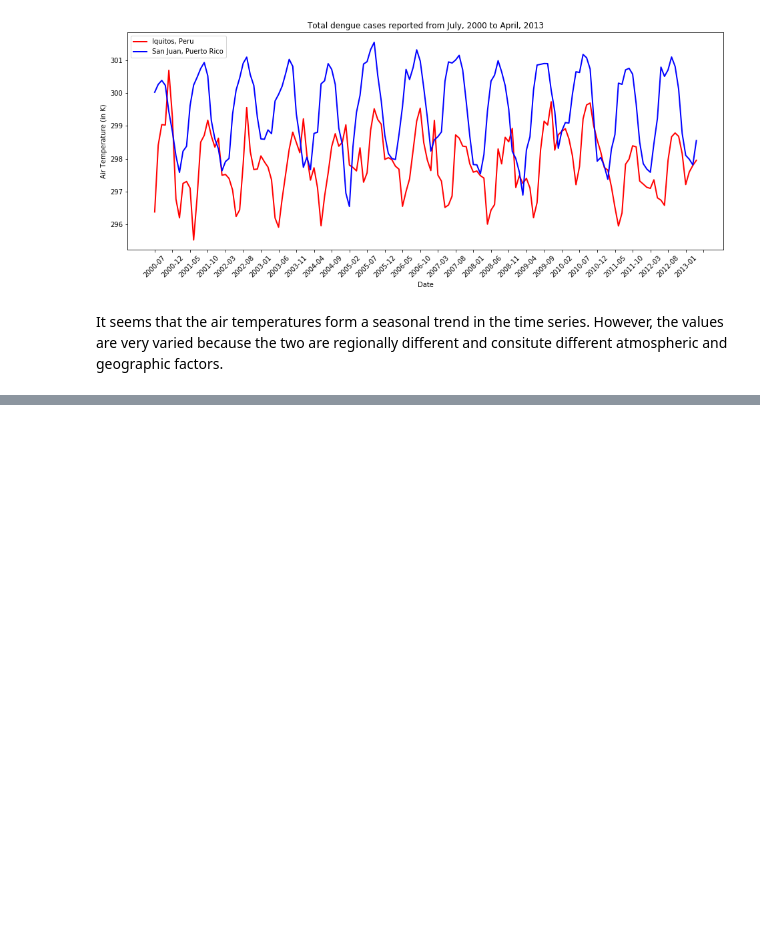
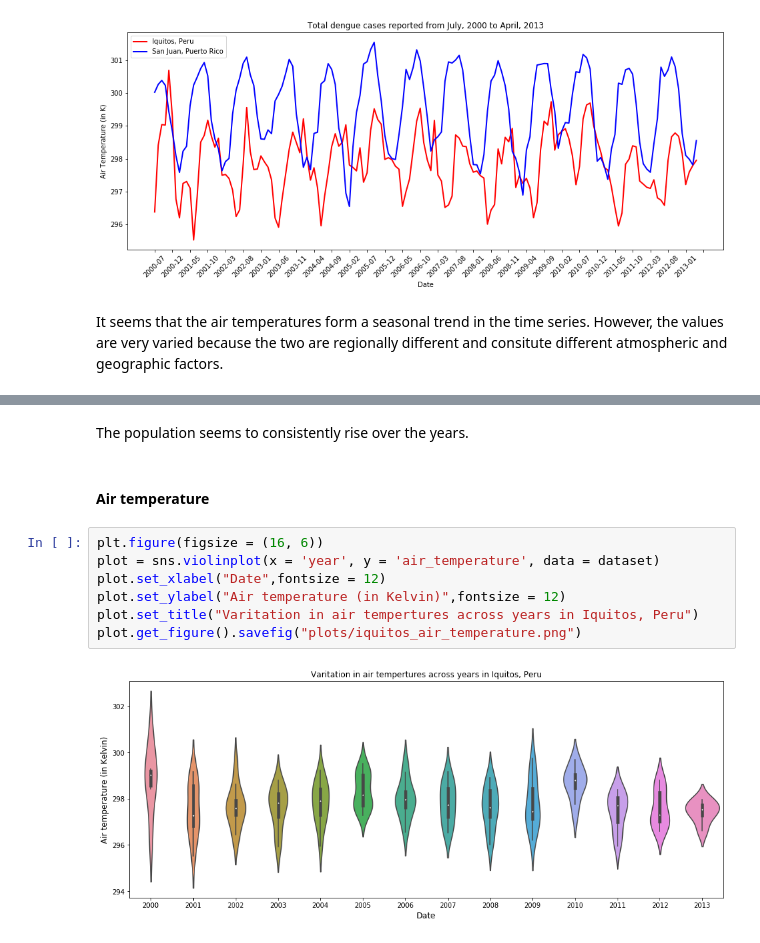
Before and after one commit to ITWSXInformatics/DengueSpreadInformationSystemDSIS, a Jupyter notebook: Data Analysis.ipynb, the cells around one changed output, grey strips where cells are left out. Drawn from its saved outputs; the diff is of its cells as text; blank space fills up the shorter version.

```diff
--- a/Data Analysis.ipynb
+++ b/Data Analysis.ipynb
@@ -197,0 +234,13 @@ It seems that the air temperatures form a seasonal trend in the time series. How
+# %% [markdown]
+The population seems to consistently rise over the years.
+# %% [markdown]
+#### Air temperature
+# %%
+plt.figure(figsize = (16, 6))
+plot = sns.violinplot(x = 'year', y = 'air_temperature', data = dataset)
+plot.set_xlabel("Date",fontsize = 12)
+plot.set_ylabel("Air temperature (in Kelvin)",fontsize = 12)
+plot.set_title("Varitation in air tempertures across years in Iquitos, Peru")
+plot.get_figure().savefig("plots/iquitos_air_temperature.png")
+# %% [output]
+[figure, added]
```
Also changed, not shown: parts of 15 cells of this notebook.
